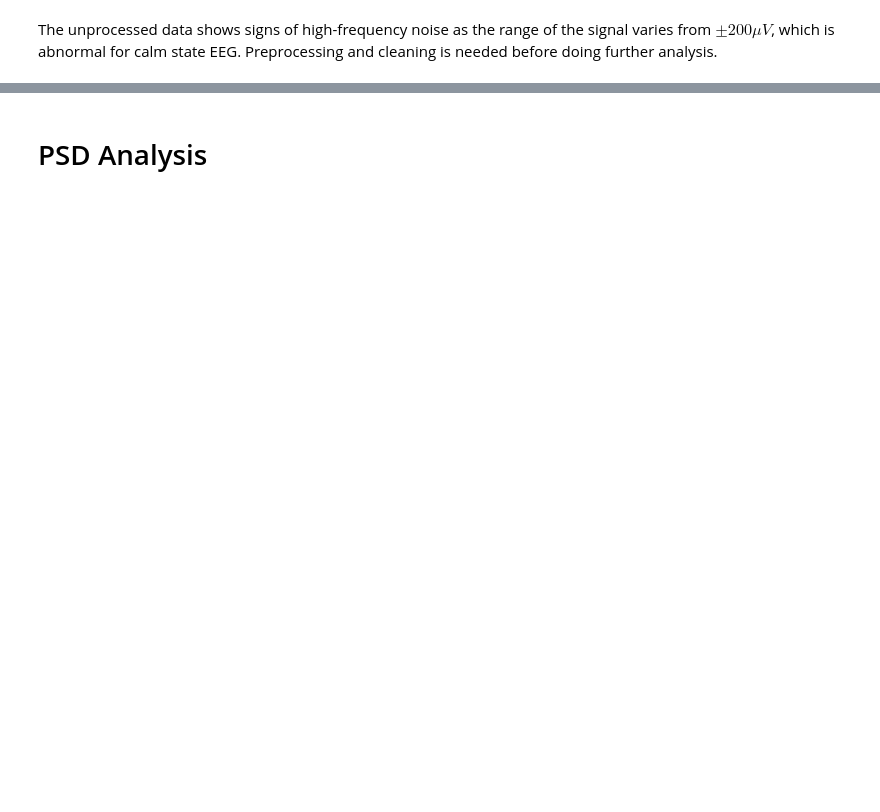
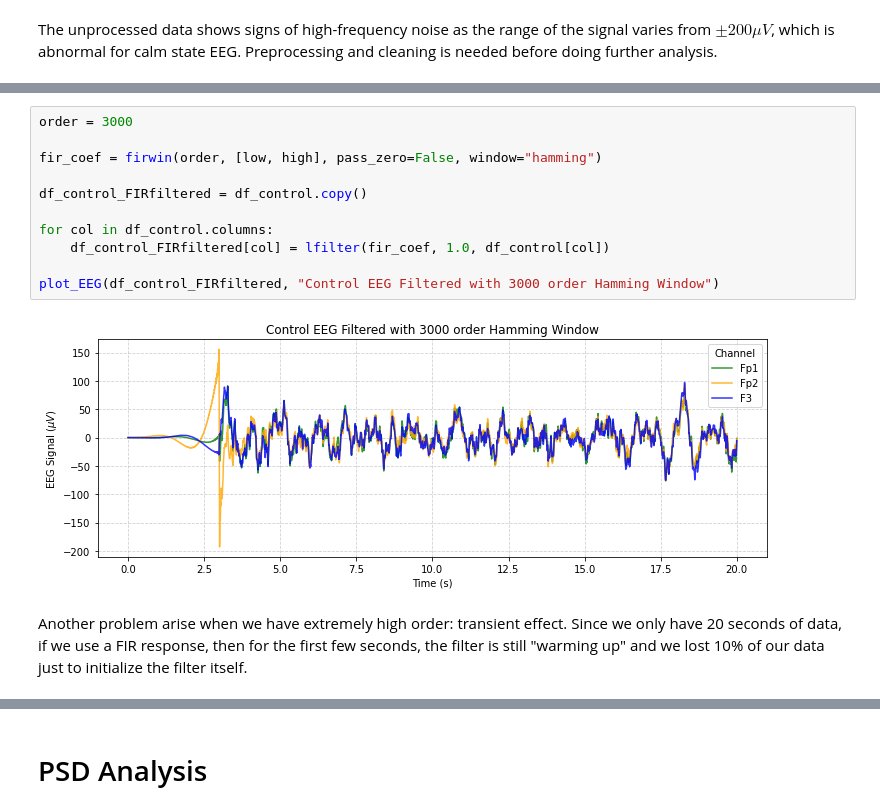
Before and after one commit to Aaron3963/COGS118C_Project, a Jupyter notebook: project.ipynb, the cells around one changed output, grey strips where cells are left out. Saved outputs shown, nothing was run; the diff lists cells and outputs as text; blank space fills up the shorter version.

```diff
--- a/project.ipynb
+++ b/project.ipynb
@@ -85,0 +116,15 @@ Since we were only given 20-second data of 2 subjects with 3 channels, we are un
+# %%
+order = 3000
+
+fir_coef = firwin(order, [low, high], pass_zero=False, window="hamming")
+
+df_control_FIRfiltered = df_control.copy()
+
+for col in df_control.columns:
+    df_control_FIRfiltered[col] = lfilter(fir_coef, 1.0, df_control[col])
+
+plot_EEG(df_control_FIRfiltered, "Control EEG Filtered with 3000 order Hamming Window")
+# %% [output]
+[figure, added]
+# %% [markdown]
+Another problem arise when we have extremely high order: transient effect. Since we only have 20 seconds of data, if we use a FIR response, then for the first few seconds, the filter is still "warming up" and we lost 10% of our data just to initialize the filter itself.
```
Also changed, not shown: parts of 27 cells of this notebook.
